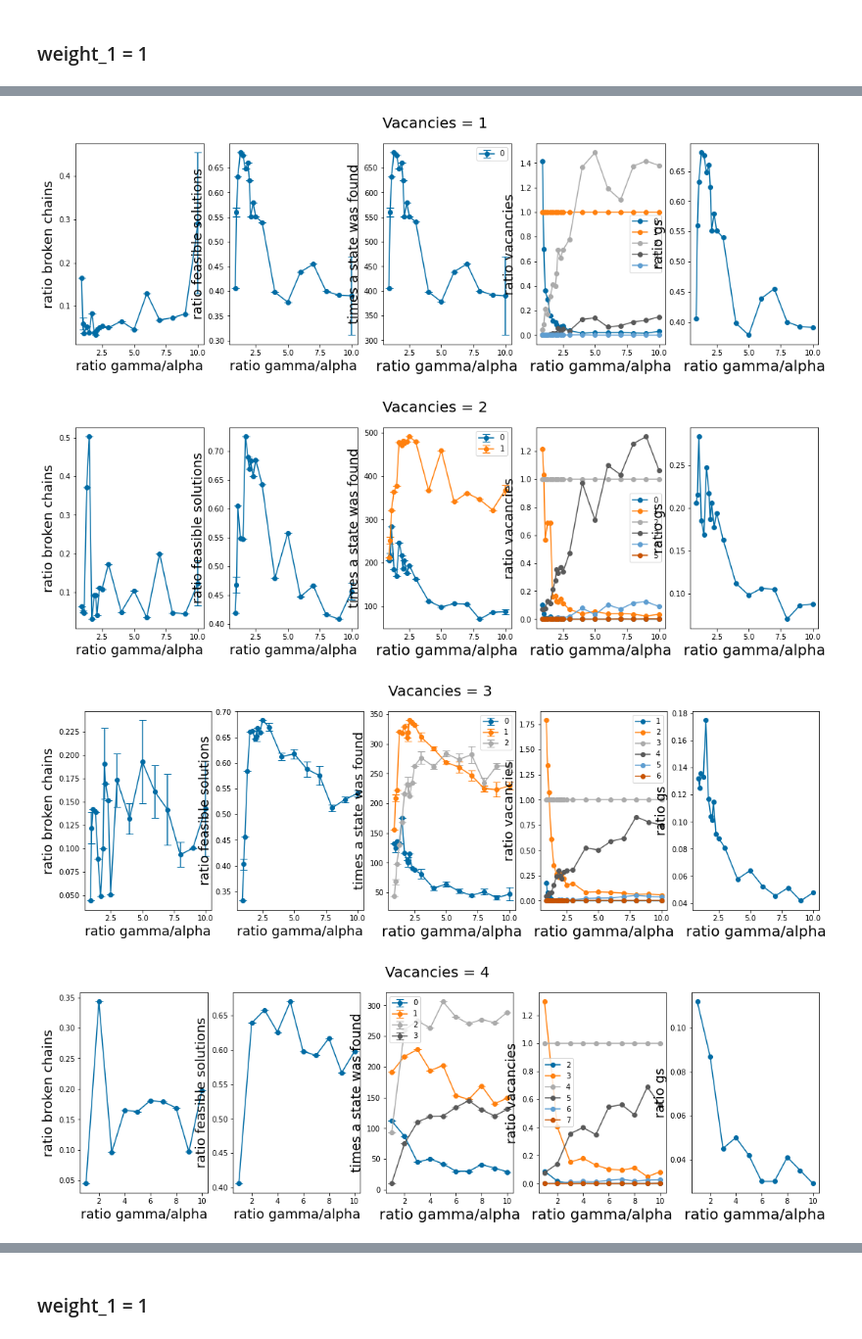
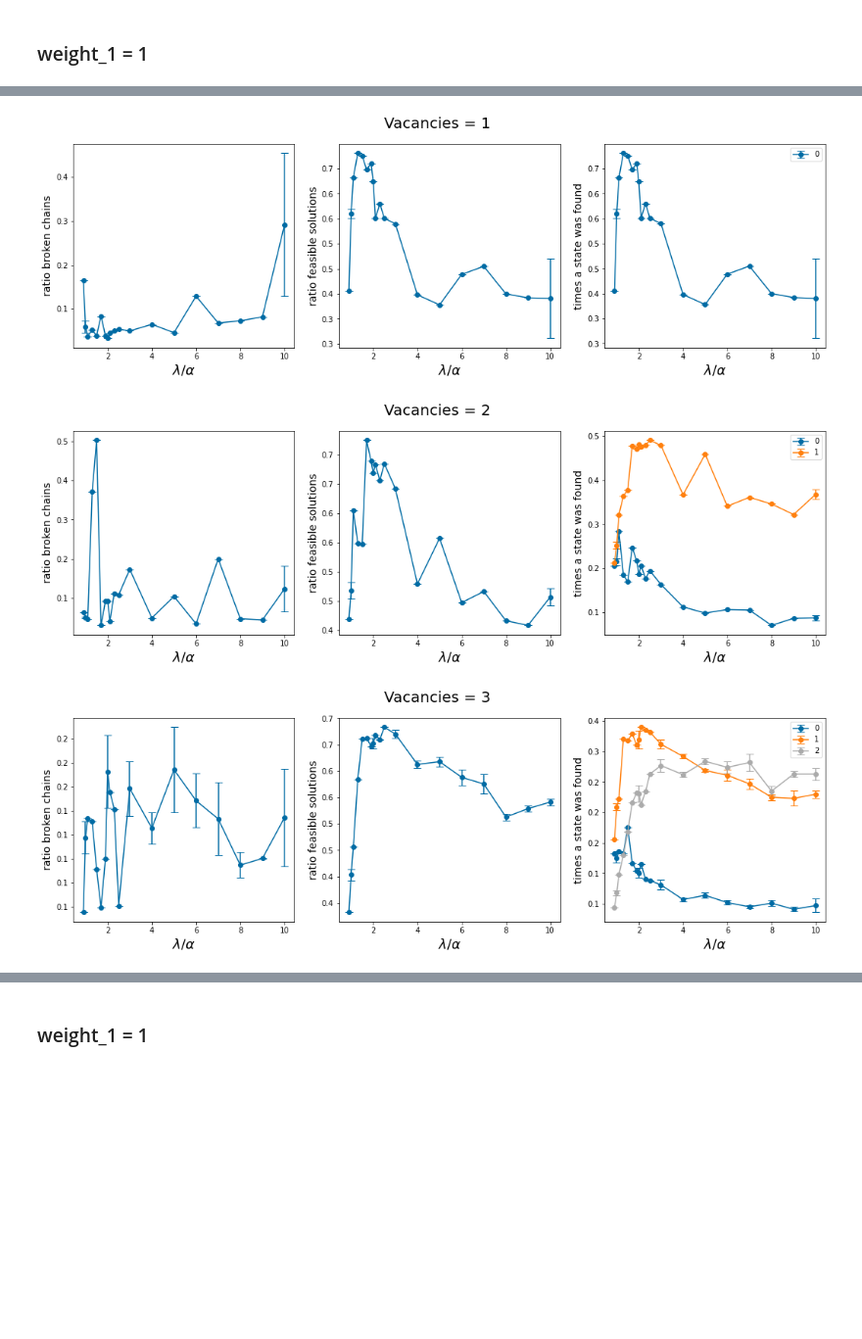
Before and after one commit to cmc-ucl/quantum_computing, a Jupyter notebook: Tutorial_paper.ipynb, the cells around one changed output, grey strips where cells are left out. Shown at 98% size. Cells and saved outputs as stored; diff of their text form; code cells hidden in the pictures; blank space fills up the shorter version.

```diff
--- a/Tutorial_paper.ipynb
+++ b/Tutorial_paper.ipynb
@@ -296,0 +493,4 @@ sampleset.to_pandas_dataframe()
+# %%
+#For consistency
+for i in [str(x) for x in range(18)]:
+    df_non_coord[i] = df_coord[i]
@@ -296,0 +588,13 @@ sampleset.to_pandas_dataframe()
+# %%
+dataframe = df_3v_new2
+structure = copy.deepcopy(graphene_supercell)
+df = find_symmetry_equivalent_structures(dataframe,structure,vacancies=3)
+
+df.sort_values(by=['energy'], inplace=True)
+df['chain_break_fraction'] = df['chain_break_fraction'].apply(lambda x: x*100)
+df['num_occurrences'] = df['num_occurrences'].apply(lambda x: x/10)
+df = df.rename(columns={"chain_break_fraction": "% broken chains", "energy": "Energy", "num_occurrences":"% occurence"})
+df.index=['A','B','C','D','E','F','G','H','I','J','K','L','M','N']
+dfi.export(df,'./data/images/df_3v_coord_symm.jpg')
+df_coord = copy.deepcopy(df)
+df_coord
@@ -464,18 +826,20 @@ plt.style.use('tableau-colorblind10')
 
 df_results = make_df('./data/test')
 
-for vac in [1,2,3,4,5]:
+num_runs = 1000
+
+for vac in [1,2,3]:
     df_all = df_results[df_results['num_vacancies'] == vac]
     df_all = df_all[df_all['weight_1'] == 1.]
     df_mean = df_all[df_all['weight_1'] == 1.].groupby('ratio l/w').mean()
-    fig, axs = plt.subplots(1,5,figsize=(18, 5), sharey=False)
+    fig, axs = plt.subplots(1,3,figsize=(18, 5), sharey=False)
     fig.suptitle('Vacancies = %s'%vac, fontsize=20)
 
     x = df_mean.index.values
 
     y1 = df_mean['broken_chains'].to_numpy()
     y2 = df_mean['ratio_feasible'].to_numpy()
-    y5 = df_mean['ratio_gs'].to_numpy()
+    #y5 = df_mean['ratio_gs'].to_numpy()
 
     y3 = []
     y4 = []
@@ -508,17 +872,19 @@ for vac in [1,2,3,4,5]:
         for j in range(len(df_tmp['energy_distribution'].to_list())):
             distribution = []
             error = []
-            v_energy = np.array([float(x) for x in df_tmp['energy_distribution'].to_list()[j].split(',')])
-            v_mult = np.array([float(x) for x in df_tmp['multiplicity'].to_list()[j].split(',')])
+            #v_energy = np.array([float(x)/num_runs for x in df_tmp['energy_distribution'].to_list()[j].split(',')])
+            #v_mult = np.array([float(x)/num_runs for x in df_tmp['multiplicity'].to_list()[j].split(',')])
             for i in all_energies:
                 v_energy = np.array([float(x) for x in df_tmp['energy_distribution'].to_list()[j].split(',')])
                 v_mult = np.array([float(x) for x in df_tmp['multiplicity'].to_list()[j].split(',')])
                 pos = np.where(np.round(v_energy,5) == np.round(i,5))[0]
+
                 if len(pos) > 0:
                     distribution.append(int(v_mult[pos[0]]))
                 else:
                     distribution.append(0)
             all_dist.append(distribution)
+
         y3.append(np.average(np.array(all_dist),axis=0).astype(int).tolist())
 
         error_y3.append(np.std(all_dist,axis=0))
@@ -531,14 +897,15 @@ for vac in [1,2,3,4,5]:
             for i in all_vacancies:
                 pos = np.where(np.round(v_vacancies,5) == np.round(i,5))[0]
                 if len(pos) > 0:
+
                     vacancies.append(int(v_vac_mult[pos[0]]))
                 else:
                     vacancies.append(0)
             all_vac.append(vacancies)
         y4.append(np.average(np.array(all_vac),axis=0).astype(int).tolist())
         error_y4.append(np.std(all_vac,axis=0))
-    y3 = np.array(y3)
-    error_y3 = np.array(error_y3)
+    y3 = np.array(y3)/num_reads
+    error_y3 = np.array(error_y3)/num_reads
     y4 = np.array(y4)
 
     # Normalise wrt the vacancy ( y =1 for vacancy = 1 for all values of x)
@@ -550,48 +917,48 @@ for vac in [1,2,3,4,5]:
     error_y4 = np.array(error_y4)
     error_y4 = error_y4/np.array(np.array([y4[:,np.where(all_vacancies == vac)[0]]]*y4.shape[1]).transpose()[0])
     ##error_y4 = error_y4/np.array(np.array([error_y4[:,vac]]*error_y4.shape[1]).transpose())
     #error_y4 = error_y4/partition_f[:y4.shape[1]]
 
     for m in range(len(y3[0])):
         axs[2].errorbar(x,y3[:,m],yerr=error_y3[:,m]/2,fmt='-o',label=labels[m],capsize=5)
 
-    for m in range(len(y4[0])):
+    #for m in range(len(y4[0])):
         #axs[3].errorbar(x,y4[:,m],yerr=error_y4[:,m]/2,fmt='-o',color=color[m],label=int(all_vacancies[m]),capsize=5)
-        axs[3].plot(x,y4[:,m],'-o',label=int(all_vacancies[m]))
+        #axs[3].plot(x,y4[:,m],'-o',label=int(all_vacancies[m]))
 
     axs[2].legend()
-    axs[3].legend()
+    #axs[3].legend()
 
     #axs[0].plot(x, y1,'-o')
     axs[0].errorbar(x, y1, yerr = np.array(error_bc)/2,fmt='-o',capsize=5)
     axs[1].errorbar(x, y2,yerr = np.array(error_rf)/2,fmt='-o',capsize=5)
 
-    axs[4].plot(x,y5,'-o')
+    #axs[4].plot(x,y5,'-o')
 
-    axs[0].set_xlabel('ratio gamma/alpha', fontsize=18)
-    axs[1].set_xlabel('ratio gamma/alpha', fontsize=18)
-    axs[2].set_xlabel('ratio gamma/alpha', fontsize=20)
-    axs[3].set_xlabel('ratio gamma/alpha', fontsize=20)
-    axs[4].set_xlabel('ratio gamma/alpha', fontsize=20)
 
-    axs[0].set_ylabel('ratio broken chains', fontsize=18)
-    axs[1].set_ylabel('ratio feasible solutions', fontsize=18)
-    axs[2].set_ylabel('times a state was found', fontsize=18)
-    axs[3].set_ylabel('ratio vacancies', fontsize=18)
-    axs[4].set_ylabel('ratio gs', fontsize=18)
 
+    axs[0].set_ylabel('ratio broken chains', fontsize=14)
+    axs[1].set_ylabel('ratio feasible solutions', fontsize=14)
+    axs[2].set_ylabel('times a state was found', fontsize=14)
+    #axs[3].set_ylabel('ratio vacancies', fontsize=14)
+    #axs[4].set_ylabel('ratio gs', fontsize=14)
+
+    for i in range(3):
+        axs[i].yaxis.set_major_formatter(plt.FormatStrFormatter('%.1f'))
+        axs[i].xaxis.set_major_formatter(plt.FormatStrFormatter('%.0f'))
+        axs[i].set_xlabel(r'$\lambda / \alpha$', fontsize=18)
     #fig.set_title('All feasible',fontsize=20)
 
 #axs[:].set_xticks(np.arange(0,25))
 #ax.set_yticks(np.arange(-50,0,5))
 #plt.xticks(fontsize=12)
 #plt.yticks(fontsize=16)
 
 #fig.set_size_inches(15.5, 7.5)
 
 plt.show()
+fig.savefig('./data/images/alpha_gamma_graphs.png',dpi=200)
 # %% [output]
-[figure, old version]
+[figure, new version]
-[figure, old version]
+[figure, new version]
-[figure, old version]
+[figure, new version]
-[figure, removed]
```
Also changed, not shown: parts of 60 cells of this notebook.
